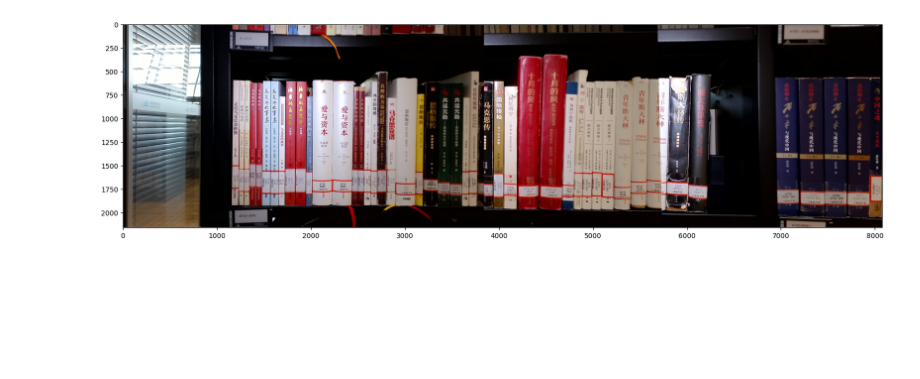
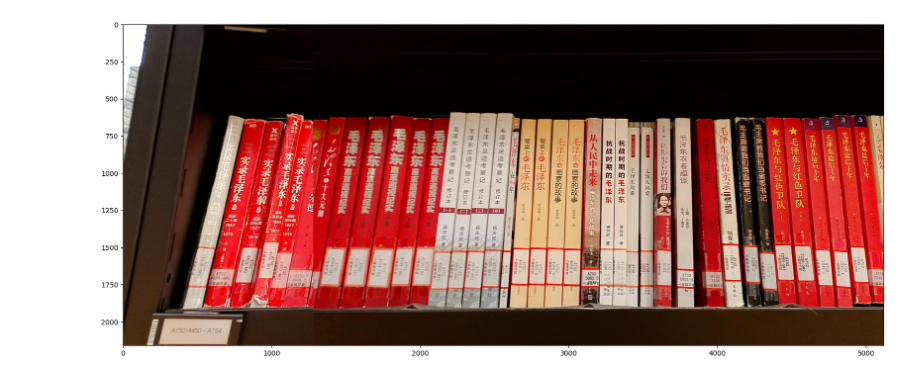
Before and after one commit to FocueAI/accelerated_features, a Jupyter notebook: notebooks/基于xfeat特征点检测的多张图像的拼接.ipynb, the cells around one changed output. Cells and saved outputs as stored; diff of their text form; code cells hidden in the pictures; blank space fills up the shorter version.

```diff
--- a/notebooks/基于xfeat特征点检测的多张图像的拼接.ipynb
+++ b/notebooks/基于xfeat特征点检测的多张图像的拼接.ipynb
@@ -14,5 +14,7 @@ sys.path.append(str(__dir__.parent))
 
 from modules.xfeat import XFeat
 
-xfeat = XFeat()
+weight_path = r'/mnt/disk3/projects/expore/accelerated_features/weights/xfeat.pt'
+# weight_path = r'/mnt/disk3/projects/expore/accelerated_features/content/ckpts_1_23/xfeat_synthetic_160000.pth'
+xfeat = XFeat(weights=weight_path)
 # %% [output]
@@ -39,35 +27,20 @@ class stitcher:
         res = xfeat.detectAndCompute(cv_im_bgr)[0]
         kps, features = res["keypoints"], res["descriptors"]
 
-        ####################################################
-        # # 转换为灰度图像
-        # cv_im_gray = cv2.cvtColor(cv_im_bgr, cv2.COLOR_BGR2GRAY)
-        # # sift = cv2.SIFI_create()
-        # sift = cv2.xfeatures2d.SIFT_create()
-        # kps, features = sift.detectAndCompute(cv_im_gray, None)
         return kps, features
     @staticmethod
-    def match(cv_im_bgr1, cv_im_bgr2, threshold):
+    def match(src_cv_img, dst_cv_img, threshold=3.0):
         # ------------------------------- begin ------------------------------------
-        kps1, feats1 = stitcher.detect(cv_im_bgr1)
-        kps2, feats2 = stitcher.detect(cv_im_bgr2)
-        index1, index2 = xfeat.match(feats1, feats2, min_cossim = 0.82)
-        src_points, dst_points = kps1[index1].cpu().numpy(), kps2[index2].cpu().numpy()
+        kps1, feats1 = stitcher.detect(src_cv_img)
+        kps2, feats2 = stitcher.detect(dst_cv_img)
+        src_index, dst_index = xfeat.match(feats1, feats2, min_cossim = 0.9)
+        src_points, dst_points = kps1[src_index].cpu().numpy(), kps2[dst_index].cpu().numpy()
         H, status = cv2.findHomography(src_points, # 源图像上的点集
                                 dst_points, # 目标图像上的点集
                                 cv2.RANSAC, threshold)
-
+        # 其中 H 表示源图像到目标图像的变换矩阵
         return H
 
-        # -------------------------------- end ------------------------------------
-        # kps1, feats1 = stitcher.detect(cv_im_bgr1)
-        # kps2, feats2 = stitcher.detect(cv_im_bgr2)
-        # matcher = cv2.DescriptorMatcher_create("BruteForce")
-        # matches = matcher.knnMatch(feats1,  # 查询图像的特征描述符
-        #                            feats2,  # 训练图像（数据库图像）的特征描述符
-        #                            k=2)     # 查询图像的每个特征点要在训练图像中找到2个最佳匹配
-
-        # return kps1,kps2,matches
     @staticmethod
     def match_keypoints(kps1,kps2,matches,ratio,threshold):
 
@@ -97,27 +70,28 @@ class stitcher:
         return None,None,None
 
     @staticmethod
-    def stitch(cv_im_bgr1, cv_im_bgr2, H, threshold=10):
+    def stitch(src_cv_im_bgr1, dst_cv_im_bgr2, H, threshold=10):
         """
-        cv_im_bgr1: 源图像， cv_im_bgr2: 目标图像， H: 源图像到目标图像的变换矩阵
+        src_cv_im_bgr1: 源图像， dst_cv_im_bgr2: 目标图像， H: 源图像到目标图像的变换矩阵
         """
         # 获取图像尺寸
-        src_h, src_w = cv_im_bgr1.shape[:2]
-        dst_h, dst_w = cv_im_bgr2.shape[:2]
+        src_h, src_w = src_cv_im_bgr1.shape[:2]
+        dst_h, dst_w = dst_cv_im_bgr2.shape[:2]
         # 对源图像做透视变换，由于透视变换会改变图像的尺寸，导致部分图像内容看不到，所以对图像进行扩展：
         # 高度取2图像中最高的，宽度为2者相加
         image = np.zeros((max(src_h, dst_h), src_w + dst_w + src_w , 3), dtype=np.uint8)
-        image[:src_h, src_w//3:src_w+src_w//3]= cv_im_bgr1
+        image[:src_h, src_w//3:src_w+src_w//3]= src_cv_im_bgr1
         image = cv2.warpPerspective(image,
                                     H,
                                     (image.shape[1], image.shape[0])) # 输出图像的尺寸，非图像内容区域用黑色像素填充
-        image[0:dst_h, src_w//3:dst_w+src_w//3] = cv_im_bgr2
+        image[0:dst_h, src_w//3:dst_w+src_w//3] = dst_cv_im_bgr2 #  源图像不变。。。。。。。。。
 
         ################################## 去掉黑边 begin######################################
         gray = cv2.cvtColor(image, cv2.COLOR_BGR2GRAY)
-        cols = gray.mean(axis=0)  # 计算每一列的平均像素值
-        start_col = np.where(cols > threshold)[0][0]  # 找到第一个非黑边的列
-        end_col = np.where(cols > threshold)[0][-1]   # 找到最后一个非黑边的列
+        # cols = gray.mean(axis=0)  # 计算每一列的平均像素值
+        cols = gray.sum(axis=0)  # 计算每一列的平均像素值
+        start_col = np.where(cols != 0)[0][0]  # 找到第一个非黑边的列
+        end_col = np.where(cols !=0 )[0][-1]   # 找到最后一个非黑边的列
         image = image[:, start_col:end_col]
         ################################## 去掉黑边 begin######################################
         return image
@@ -130,24 +104,27 @@ class stitcher:
             return stitcher.stitch(src_cv_im_bgr, dst_cv_im_bgr, H)
         return None
 #------------------------------------------------------------------------------------- 调用-------------------------------------------------------------------------------------
-img0_pth = "/mnt/disk2/projects/expore/LoFTR-train/assets/books/wz0602001-1.jpg"
-img1_pth = "/mnt/disk2/projects/expore/LoFTR-train/assets/books/wz0602001-2.jpg"
+img_dir = r'./n0101001-03'
 
-# img0_pth = r"/mnt/disk3/projects/expore/accelerated_features/assets/books/wz0602001-01-02.jpg"
-# img1_pth = r"/mnt/disk3/projects/expore/accelerated_features/assets/books/wz0602001-01-03.jpg"
+img_path_l = os.listdir(img_dir)
+img_path_l = sorted(img_path_l,key=lambda a: int(a.split('-')[-1].replace('.jpg','').replace('.png','')))
+print("img-path-list:",img_path_l)
 
-# img0_pth = "/mnt/disk3/projects/expore/accelerated_features/assets/book1/wz0602002-1.jpg"
-# img1_pth = "/mnt/disk3/projects/expore/accelerated_features/assets/book1/wz0602002-2.jpg"
+im_l = [cv2.imread(os.path.join(img_dir,i)) for i in img_path_l]#[:2]
+# left_img = im_l[0]
+# other_im_l = im_l[1:]
+# for im in other_im_l:
+#     stitch_im = stitcher.do(left_img, im)
+#     left_img = stitch_im
+#     # break
 
-img_dir = r'./test_pic'
-im_l = [cv2.imread(os.path.join(img_dir,i)) for i in os.listdir(img_dir)]
-left_img = im_l[0]
-other_im_l = im_l[1:]
-for im in other_im_l:
-    stitch_im = stitcher.do(left_img, im)
-    left_img = stitch_im
+
+
+stitch_im = stitcher.do(src_cv_im_bgr=im_l[0],dst_cv_im_bgr=im_l[1])
+# stitch_im = stitcher.do(src_cv_im_bgr=im_l[2],dst_cv_im_bgr=stitch_im)
 if stitch_im is not None:
     plt.figure(figsize=(20,20))
-    plt.imshow(cv2.cvtColor(left_img, cv2.COLOR_BGR2RGB))
+    plt.imshow(cv2.cvtColor(stitch_im, cv2.COLOR_BGR2RGB))
+    # cv2.imwrite(f'/mnt/disk3/projects/expore/accelerated_features/notebooks/results/stitch.jpg',stitch_im)
     plt.show()
 # %% [output]
@@ -154 +132 @@ if stitch_im is not None:
-[figure, old version]
+[figure, new version]
```
Also changed, not shown: parts of 4 cells of this notebook, 7 other files.
